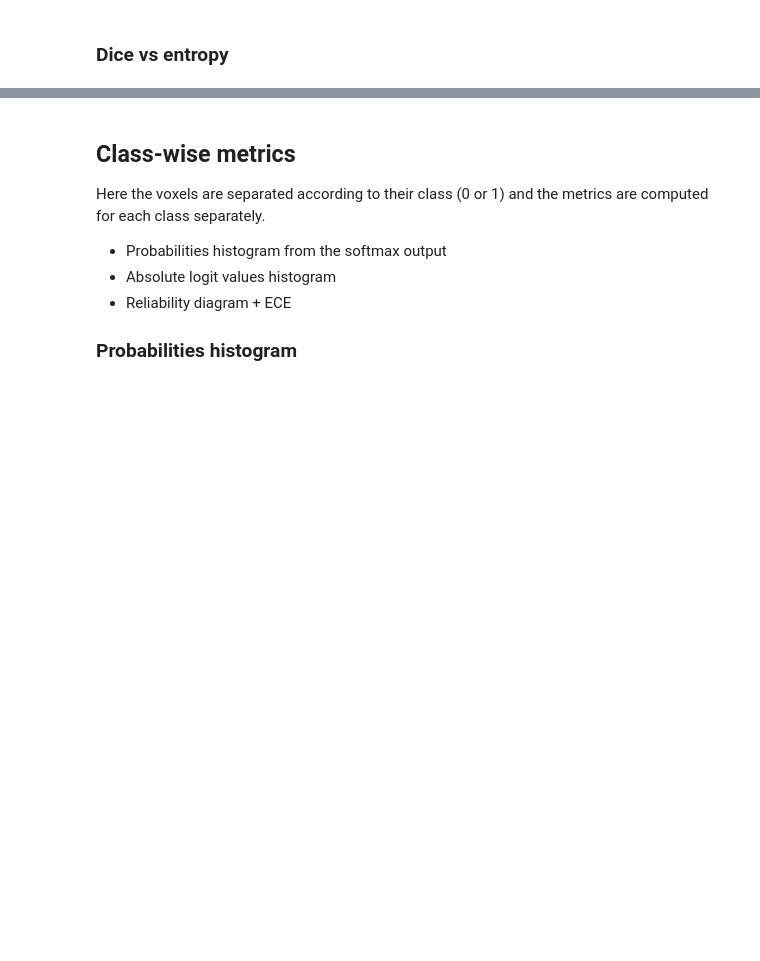
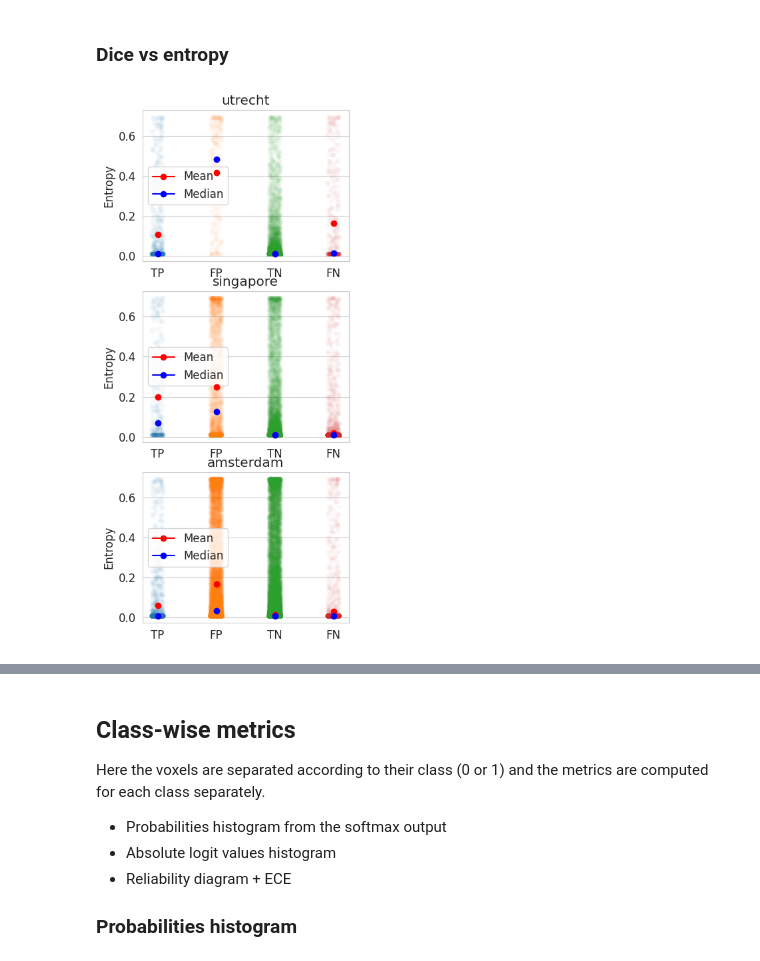
Before and after one commit to vfmatzkin/wmh-mc-seg, a Jupyter notebook: notebooks/training_Utrecht_focal_3218/metrics_u.ipynb, the cells around one changed output, grey strips where cells are left out. Cells and saved outputs as stored; diff of their text form; code cells hidden in the pictures; blank space fills up the shorter version.

```diff
--- a/notebooks/training_Utrecht_focal_3218/metrics_u.ipynb
+++ b/notebooks/training_Utrecht_focal_3218/metrics_u.ipynb
@@ -33,5 +31,9 @@ Center: amsterdam
 # %% [markdown]
 ### Dice vs entropy
+# %%
+uncertainty_by_condition('utrecht', path_csvs)
+# %% [output]
+[figure, added]
 # %%
 dice_vs_entropy('utrecht', path_csvs)
 # %% [output]
```
Also changed, not shown: parts of 7 cells of this notebook, 25 other files.
